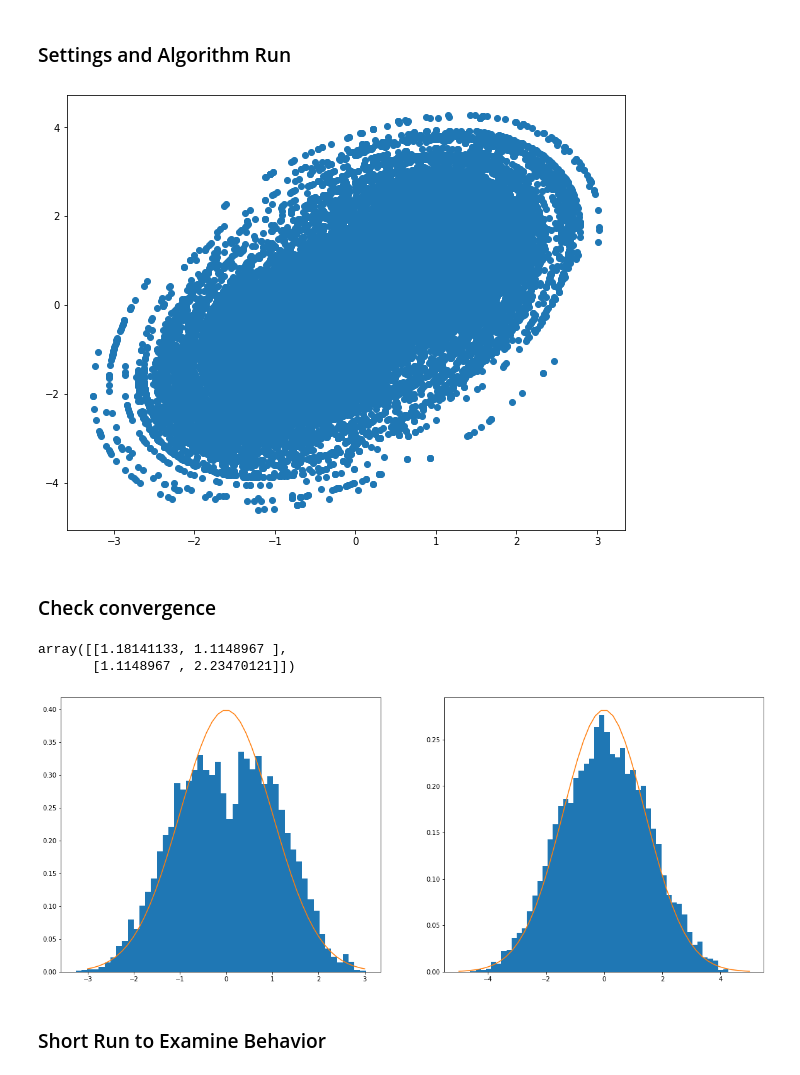
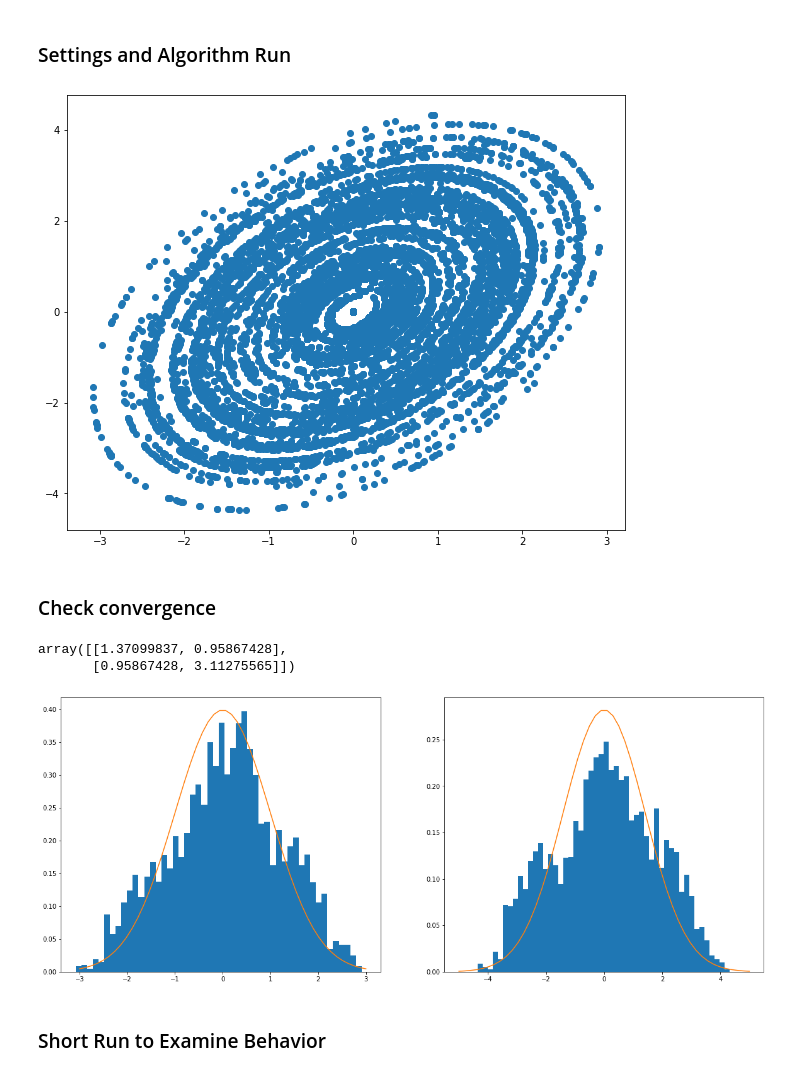
Before and after one commit to MauroCE/ManifoldSampling, a Jupyter notebook: Alternating ManifoldHMC.ipynb, the cells around one changed output. Saved outputs shown, nothing was run; the diff lists cells and outputs as text; code cells hidden in the pictures.

Commit message:
Run Alternating, Mixture, MixtureLastOne and MixtureChristopheCorrection various times. Also experimented with the Jacobian of the parametrization.

```diff
--- a/Alternating ManifoldHMC.ipynb
+++ b/Alternating ManifoldHMC.ipynb
@@ -17,32 +19,34 @@ from alternating_manifoldhmc import AlternatingManifoldHMC
 # %%
 # Settings
 Sigma = np.array([[1.0, 0.6], [0.6, 2.0]])  # Covariance Matrix of Target Distribution
 mu = np.zeros(2)                            # Mean of target distribution
-n = 1000                                     # Number of HMC samples in total
-m = 50                                     # Number of Zappa samples per each HMC sample
+N = 10000                                   # Total number of samples
+n = 1                                       # HMC steps per iteration
+m = 100                                     # Number of Zappa samples per each HMC sample
 T = 5                                       # Total integration time
 epsilon = 0.05                              # Step size
 M = np.eye(2)                               # Coviariance Matrix for momentum distribution
+s = 1.0
 
 
 # Target distribution
 target = multivariate_normal(mean=mu, cov=Sigma)
 
 # Sample and plot
 x0 = target.rvs()
-samples = AlternatingManifoldHMC(x0, n=n, m=m, Sigma=Sigma, mu=mu, T=T, epsilon=epsilon, M=M)
+samples = AlternatingManifoldHMC(x0, N=N, n=n, m=m, Sigma=Sigma, mu=mu, T=T, epsilon=epsilon, M=M, s=s)
 fig, ax = plt.subplots(figsize=(10, 8))
 ax.scatter(samples[:, 0], samples[:,1])
 plt.show()
 # %% [output]
-[figure, old version]
+[figure, new version]
 # %% [markdown]
 ### Check convergence
 # %%
 np.cov(samples.T)
 # %% [output]
-array([[1.18141133, 1.1148967 ],
-       [1.1148967 , 2.23470121]])
+array([[1.37099837, 0.95867428],
+       [0.95867428, 3.11275565]])
 # %%
 # marginals
 marginal_x = norm(loc=mu[0], scale=np.sqrt(Sigma[0,0]))
@@ -64,7 +68,7 @@ ax[1].plot(ys, marginal_y.pdf(ys))
 
 plt.show()
 # %% [output]
-[figure, old version]
+[figure, new version]
 # %% [markdown]
 ### Short Run to Examine Behavior
 # %%
```
Also changed, not shown: parts of 2 cells of this notebook, 8 other files.
